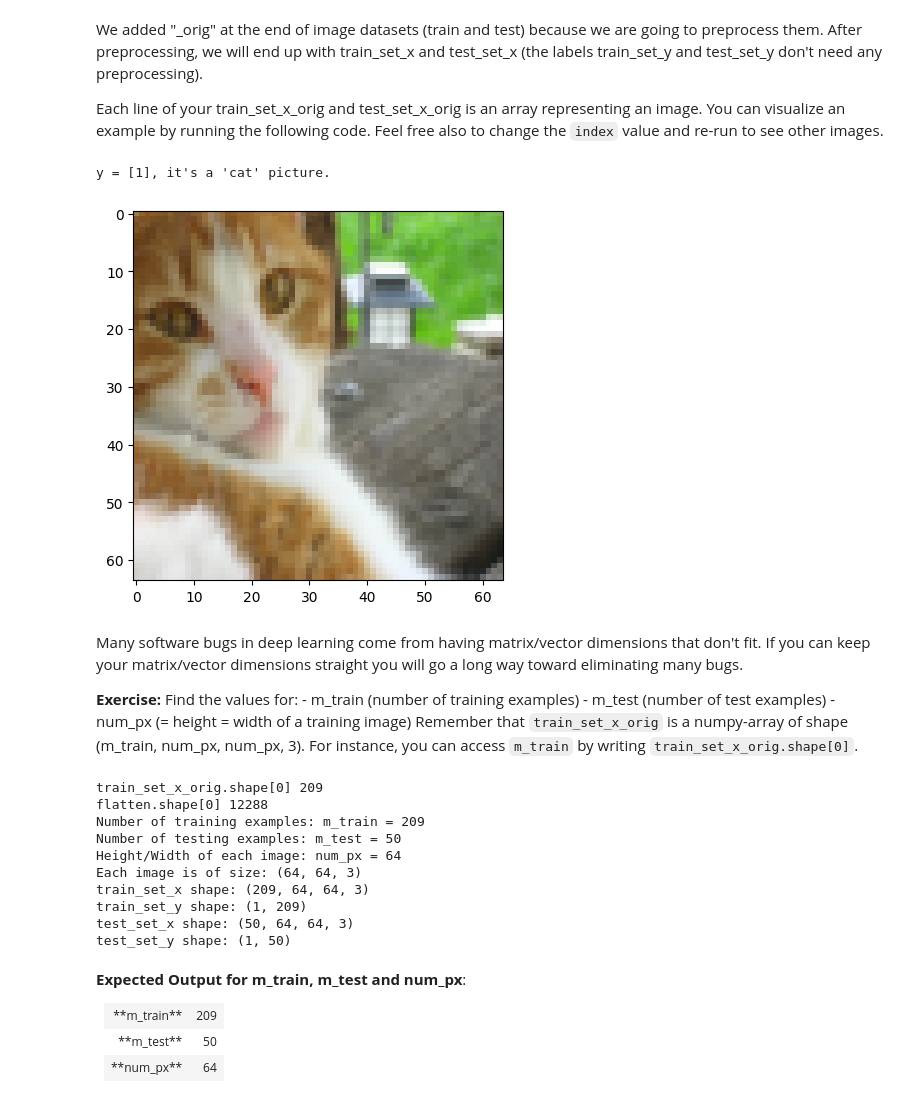
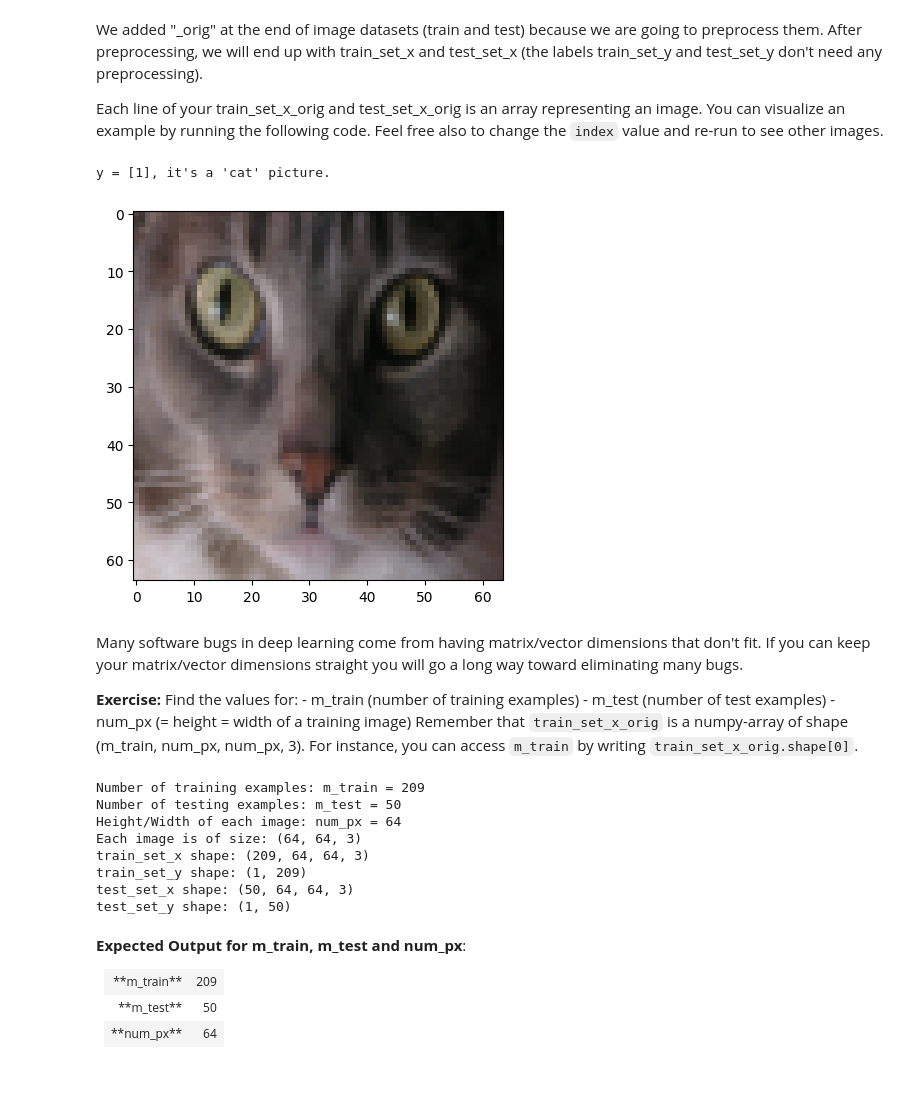
Before and after one commit to altair961/DeepLearning, a Jupyter notebook: deeplearning.ai-Assignments/Neural-networks-Deep-learning/Week2/Logistic+Regression+with+a+Neural+Network+mindset+v4.ipynb, the cells around one changed output. Saved outputs shown, nothing was run; the diff lists cells and outputs as text; code cells hidden in the pictures.

```diff
--- a/deeplearning.ai-Assignments/Neural-networks-Deep-learning/Week2/Logistic+Regression+with+a+Neural+Network+mindset+v4.ipynb
+++ b/deeplearning.ai-Assignments/Neural-networks-Deep-learning/Week2/Logistic+Regression+with+a+Neural+Network+mindset+v4.ipynb
@@ -50,12 +51,12 @@ We added "_orig" at the end of image datasets (train and test) because we are go
 Each line of your train_set_x_orig and test_set_x_orig is an array representing an image. You can visualize an example by running the following code. Feel free also to change the `index` value and re-run to see other images.
 # %%
 # Example of a picture
-index = 128
+index = 60
 plt.imshow(train_set_x_orig[index])
 print ("y = " + str(train_set_y[:, index]) + ", it's a '" + classes[np.squeeze(train_set_y[:, index])].decode("utf-8") +  "' picture.")
 # %% [output]
 y = [1], it's a 'cat' picture.
-[figure, old version]
+[figure, new version]
 # %% [markdown]
 Many software bugs in deep learning come from having matrix/vector dimensions that don't fit. If you can keep your matrix/vector dimensions straight you will go a long way toward eliminating many bugs.
 
@@ -66,9 +67,11 @@ Many software bugs in deep learning come from having matrix/vector dimensions th
 Remember that `train_set_x_orig` is a numpy-array of shape (m_train, num_px, num_px, 3). For instance, you can access `m_train` by writing `train_set_x_orig.shape[0]`.
 # %%
 ### START CODE HERE ### (≈ 3 lines of code)
-m_train = train_set_x_orig.shape[0]
-m_test = test_set_x_orig.shape[0]
+m_train = train_set_y.shape[1]
+m_test = test_set_y.shape[1]
 num_px = train_set_x_orig.shape[1]
+
+
 ### END CODE HERE ###
 
 print ("Number of training examples: m_train = " + str(m_train))
@@ -80,8 +83,6 @@ print ("train_set_y shape: " + str(train_set_y.shape))
 print ("test_set_x shape: " + str(test_set_x_orig.shape))
 print ("test_set_y shape: " + str(test_set_y.shape))
 # %% [output]
-train_set_x_orig.shape[0] 209
-flatten.shape[0] 12288
 Number of training examples: m_train = 209
 Number of testing examples: m_test = 50
 Height/Width of each image: num_px = 64
```
Also changed, not shown: parts of 16 cells of this notebook, 4 other files.
